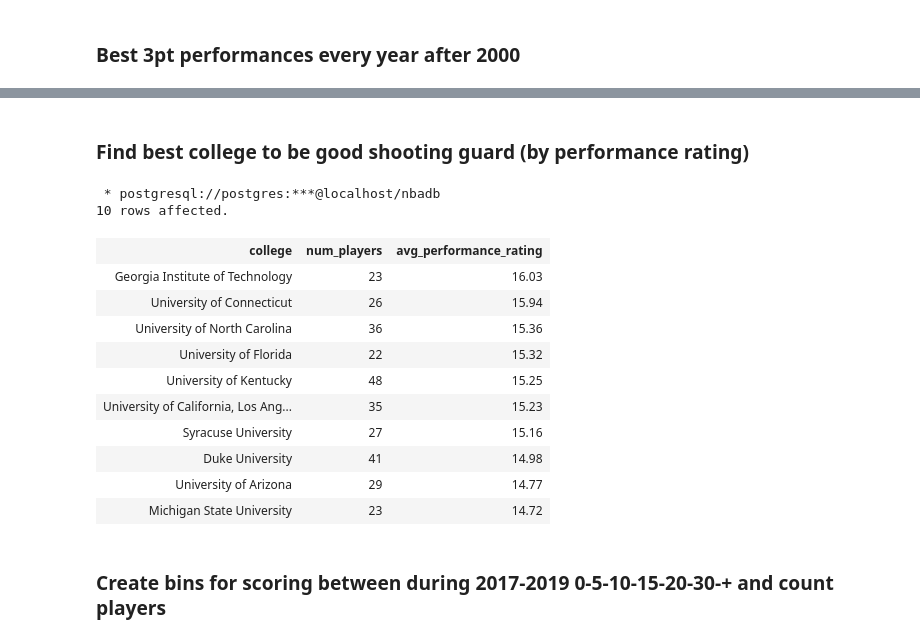
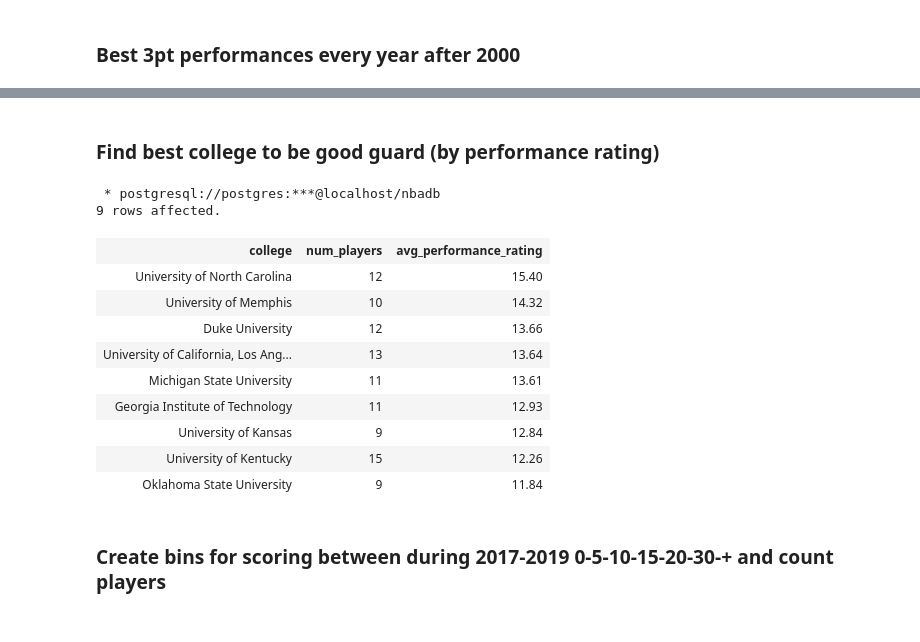
Before and after one commit to LeventSoykan/Clean_-_Analyze_NBA_Player_Data_In_PostgreSQL, a Jupyter notebook: nba_data_exploration.ipynb, the cells around one changed output, grey strips where cells are left out. Saved outputs shown, nothing was run; the diff lists cells and outputs as text; code cells hidden in the pictures.

```diff
--- a/nba_data_exploration.ipynb
+++ b/nba_data_exploration.ipynb
@@ -428,41 +339,40 @@ ORDER BY
 # %% [markdown]
-### Find best college to be good shooting guard (by performance rating)
+### Find best college to be good guard (by performance rating)
 # %%
 %%sql
 SELECT
     p.college,
     COUNT(DISTINCT(p.id)) AS num_players,
     (SUM(s.per*s.mp) / SUM(s.mp))::numeric(5,2) AS avg_performance_rating
 FROM
     players AS p
 INNER JOIN
     seasons AS s
 ON
     s.player_id = p.id
 WHERE
-    s.year > 2000 AND p.college IS NOT NULL
+    s.year > 2000 AND p.college IS NOT NULL and s.pos = 'SG'
 GROUP BY
     p.college
 HAVING
-    COUNT(DISTINCT(p.id)) > 20
+    COUNT(DISTINCT(p.id)) > 8
 ORDER BY
     3 DESC
 LIMIT
     10;
 # %% [output]
  * postgresql://postgres:***@localhost/nbadb
-10 rows affected.
+9 rows affected.
 | college | num_players | avg_performance_rating |
-| Georgia Institute of Technology | 23 | 16.03 |
-| University of Connecticut | 26 | 15.94 |
-| University of North Carolina | 36 | 15.36 |
-| University of Florida | 22 | 15.32 |
-| University of Kentucky | 48 | 15.25 |
-| University of California, Los Ang... | 35 | 15.23 |
-| Syracuse University | 27 | 15.16 |
-| Duke University | 41 | 14.98 |
-| University of Arizona | 29 | 14.77 |
-| Michigan State University | 23 | 14.72 |
+| University of North Carolina | 12 | 15.40 |
+| University of Memphis | 10 | 14.32 |
+| Duke University | 12 | 13.66 |
+| University of California, Los Ang... | 13 | 13.64 |
+| Michigan State University | 11 | 13.61 |
+| Georgia Institute of Technology | 11 | 12.93 |
+| University of Kansas | 9 | 12.84 |
+| University of Kentucky | 15 | 12.26 |
+| Oklahoma State University | 9 | 11.84 |
 # %% [markdown]
 ### Create bins for scoring between during 2017-2019 0-5-10-15-20-30-+ and count players
 # %%
```
Also changed, not shown: parts of 24 cells of this notebook.
